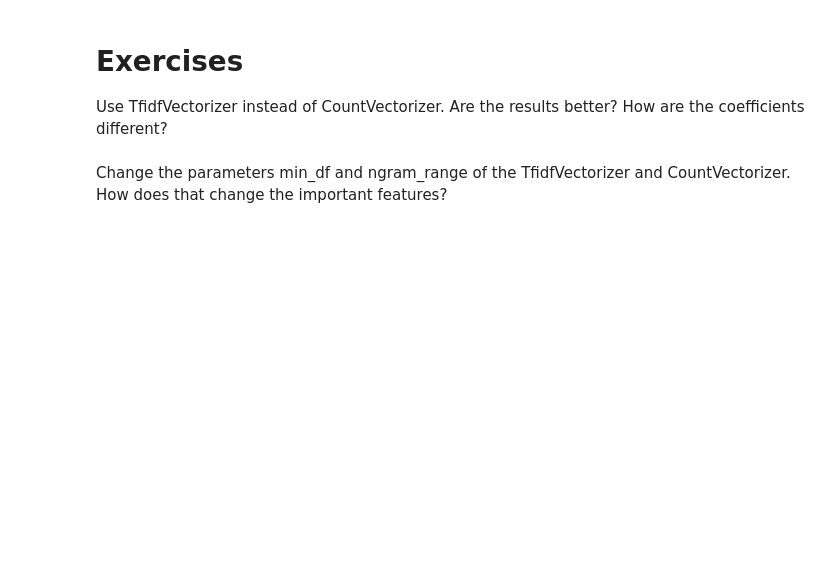
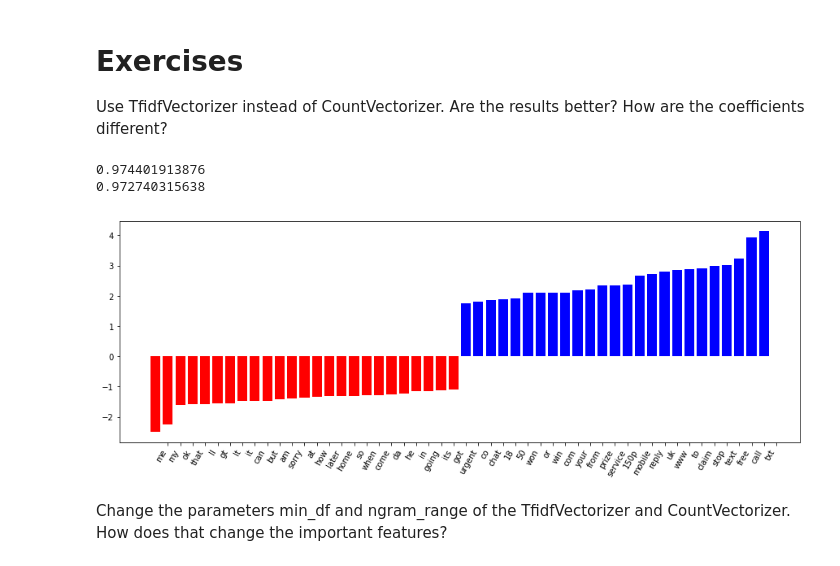
Before and after one commit to rschifan/greenwich-machine-learning-17, a Jupyter notebook: notebooks/12 Case Study - SMS Spam Detection.ipynb, the cells around one changed output. Drawn from its saved outputs; the diff is of its cells as text; code cells hidden in the pictures; blank space fills up the shorter version.

```diff
--- a/notebooks/12 Case Study - SMS Spam Detection.ipynb
+++ b/notebooks/12 Case Study - SMS Spam Detection.ipynb
@@ -31,5 +31,5 @@ import os
 with open(os.path.join("datasets", "smsspam", "SMSSpamCollection")) as f:
     lines = [line.strip().split("\t") for line in f.readlines()]
 
-text = [x[1] for x in lines]
+X = [x[1] for x in lines]
 y = [int(x[0] == "spam") for x in lines]
@@ -50,7 +67,7 @@ Next, we split our dataset into 2 parts, the test and training dataset:
 # %%
 from sklearn.model_selection import train_test_split
 
-text_train, text_test, y_train, y_test = train_test_split(text, y,
+text_train, text_test, y_train, y_test = train_test_split(X, y,
                                                           random_state=42,
                                                           test_size=0.25,
                                                           stratify=y)
@@ -139,2 +234,23 @@ Use TfidfVectorizer instead of CountVectorizer. Are the results better? How are
+# %%
+# %load solutions/12A_tfidf.py
+from sklearn.feature_extraction.text import TfidfVectorizer
+
+vectorizer = TfidfVectorizer()
+vectorizer.fit(text_train)
+
+X_train = vectorizer.transform(text_train)
+X_test = vectorizer.transform(text_test)
+
+clf = LogisticRegression()
+clf.fit(X_train, y_train)
+
+print(clf.score(X_train, y_train))
+print(clf.score(X_test, y_test))
+
+visualize_coefficients(clf, vectorizer.get_feature_names())
+# %% [output]
+0.974401913876
+0.972740315638
+[figure, added]
 # %% [markdown]
 Change the parameters min_df and ngram_range of the TfidfVectorizer and CountVectorizer. How does that change the important features?
```
Also changed, not shown: parts of 24 cells of this notebook, 4 other files.
